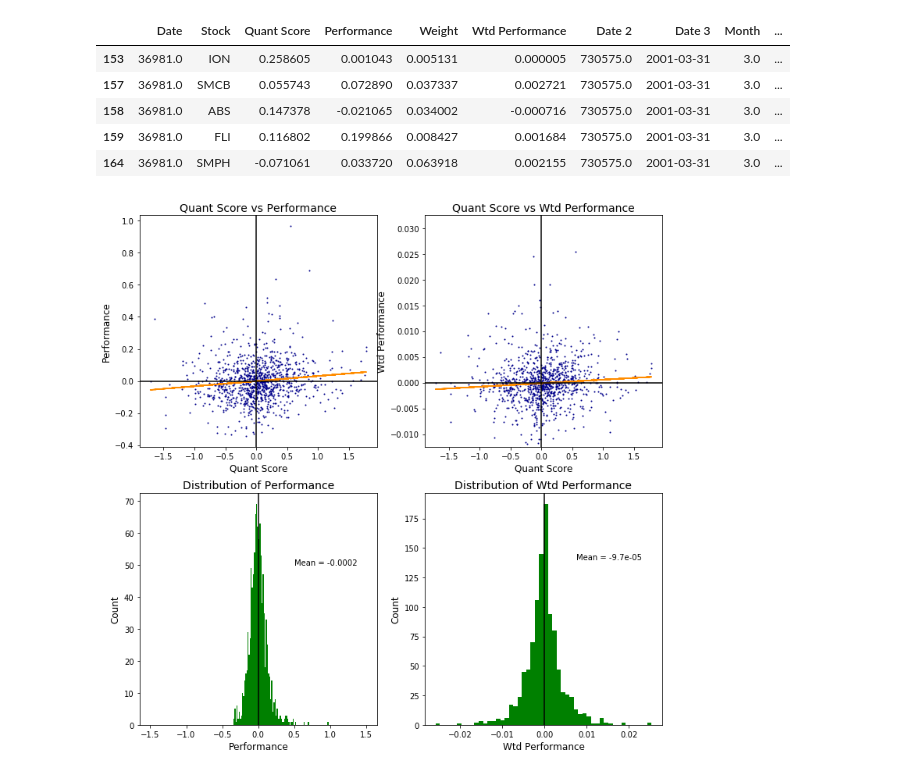
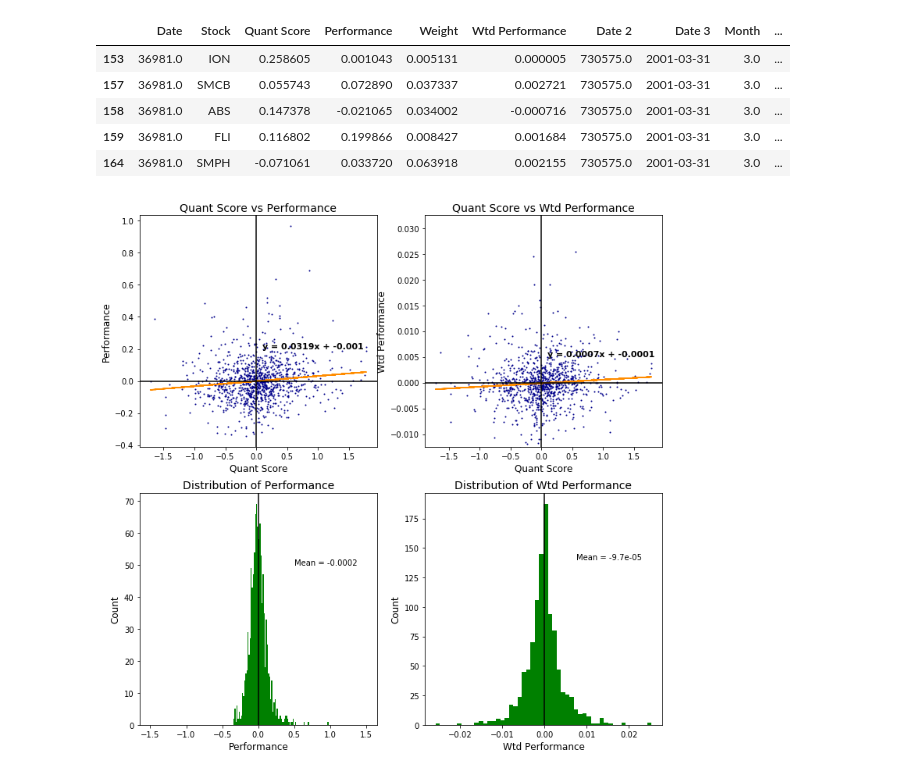
Before and after one commit to DrRoad/ph_quant_stock_strategy, a Jupyter notebook: Scores_vs_3Month_Performance.ipynb, the cells around one changed output. Saved outputs shown, nothing was run; the diff lists cells and outputs as text; code cells hidden in the pictures.

Commit message:
update plot

```diff
--- a/Scores_vs_3Month_Performance.ipynb
+++ b/Scores_vs_3Month_Performance.ipynb
@@ -358,31 +358,35 @@ ax1.axvline(x=0, color='Black')
 ax1.set_title('Quant Score vs Performance', size=14)
 ax1.set_xlabel('Quant Score', size=12)
 ax1.set_ylabel('Performance', size=12)
+ax1.text(0.1, 0.20, 'y = {}x + {}'.format(round(vars1[0],4), round(vars1[1],4)), size=11, fontweight='bold')
+
 ax2 = fig.add_subplot(223)
 ax2.hist(dfqs_perf_no_nan['Performance'], bins=200, color='Green', range=[-1.5,1.5])
 ax2.axvline(x=dfqs_perf_no_nan['Performance'].mean(), color='Black')
 ax2.set_title('Distribution of Performance', size=14)
 ax2.set_xlabel('Performance', size=12)
 ax2.set_ylabel('Count', size=12)
 ax2.text(0.50,50,'Mean = ' + str(round(dfqs_perf_no_nan['Performance'].mean(),4)))
 
 ax3 = fig.add_subplot(222)
 ax3.scatter(dfqs_perf_no_nan['Quant Score'], dfqs_perf_no_nan['Wtd Performance'], s=1, color='DarkBlue')
 ax3.set_ylim(-0.0125,0.0325)
 ax3.plot(dfqs_perf_no_nan['Quant Score'], dfqs_perf_no_nan['Trendline2'], color='DarkOrange')
 ax3.axhline(y=0, color='Black')
 ax3.axvline(x=0, color='Black')
 ax3.set_title('Quant Score vs Wtd Performance', size=14)
 ax3.set_xlabel('Quant Score', size=12)
 ax3.set_ylabel('Wtd Performance', size=12)
+ax3.text(0.1, 0.005, 'y = {}x + {}'.format(round(vars2[0],4), round(vars2[1],4)), size=11, fontweight='bold')
+
 ax4 = fig.add_subplot(224)
 ax4.hist(dfqs_perf_no_nan['Wtd Performance'], bins=50, color='Green')
 ax4.axvline(x=dfqs_perf_no_nan['Wtd Performance'].mean(), color='Black')
 ax4.set_title('Distribution of Wtd Performance', size=14)
 ax4.set_xlabel('Wtd Performance', size=12)
 ax4.set_ylabel('Count', size=12)
 ax4.text(0.0075,140,'Mean = ' + str(round(dfqs_perf_no_nan['Wtd Performance'].mean(),6)))
 
 plt.show()
 # %% [output]
-[figure, old version]
+[figure, new version]
```
